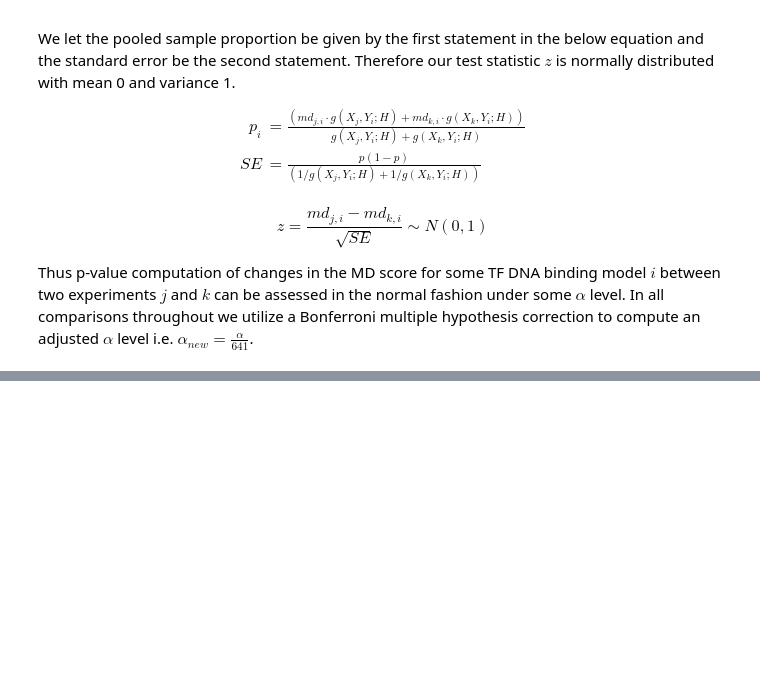
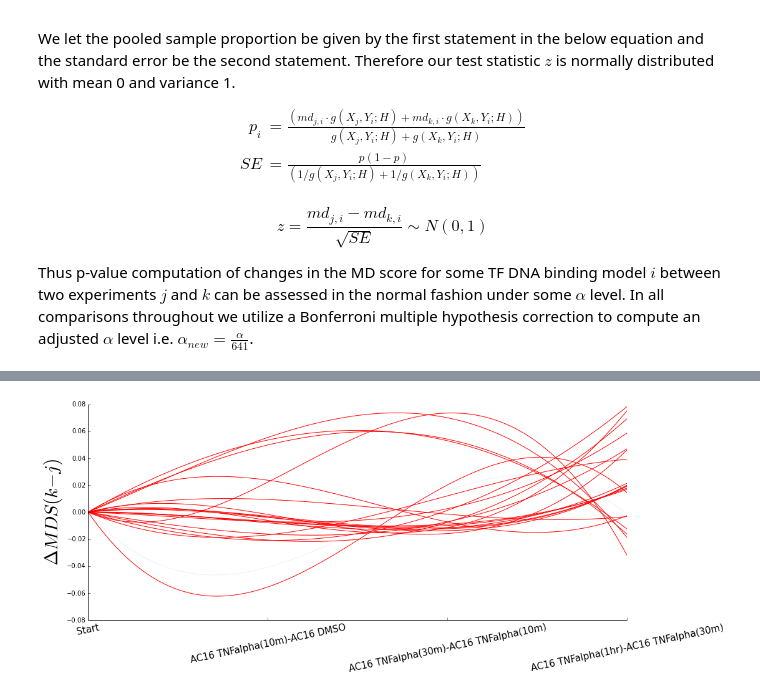
Before and after one commit to azofeifa/motif_displacement_analysis, a Jupyter notebook: MD_score_analysis.ipynb, the cells around one changed output, grey strips where cells are left out. Saved outputs shown, nothing was run; the diff lists cells and outputs as text; code cells hidden in the pictures; blank space fills up the shorter version.

```diff
--- a/MD_score_analysis.ipynb
+++ b/MD_score_analysis.ipynb
@@ -487,13 +510,30 @@ MDS2.load_MD_score_file(map(add,["SRR1015587","SRR1015588"]), "AC16 TNFalpha(30m
 MDS2.load_MD_score_file(map(add,["SRR1015589","SRR1015590"]), "AC16 TNFalpha(1hr)")
 # %%
 #=========================================================
-#1st argument list of groups to compare (order matters)
+
+
+'''
+only mandatory argument list of groups to compare (order matters)
+returns a python dictionary, where the
+
+key refers to the specific data point comparison (0,...,n-1)
+
+and the values are lists of tuples whose MD
+score significantly changed at that time comparison
+the
+
+1) first element in the tuple is the MD score
+2) and second element in the tuple is the motif model name
+
+'''
 SMOOTH= True
 FILTER= True
 DT    = True
 PT    = pow(10,-5) #relevant only if filter_static is on
 
 %matplotlib inline
-MDS2.differential_multiple([ "AC16 DMSO",
+G = MDS2.differential_multiple([ "AC16 DMSO",
                            "AC16 TNFalpha(10m)", "AC16 TNFalpha(30m)",
                            "AC16 TNFalpha(1hr)", ],smooth=SMOOTH,filter_static=FILTER,pval_threshold=PT,dt=DT)
+# %% [output]
+[figure, added]
```
Also changed, not shown: parts of 11 cells of this notebook, 1 other file.
